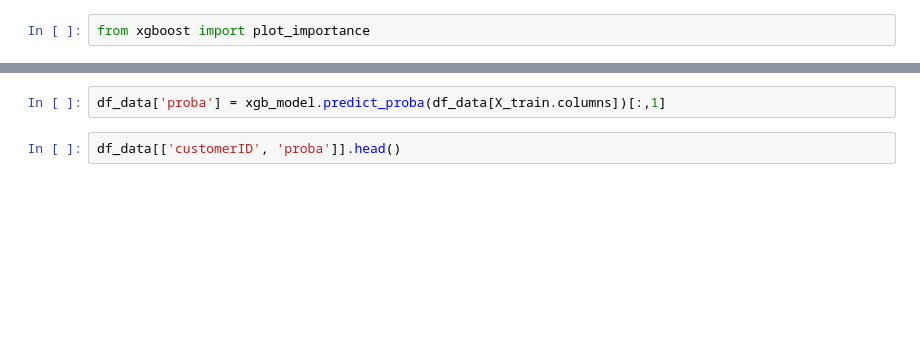
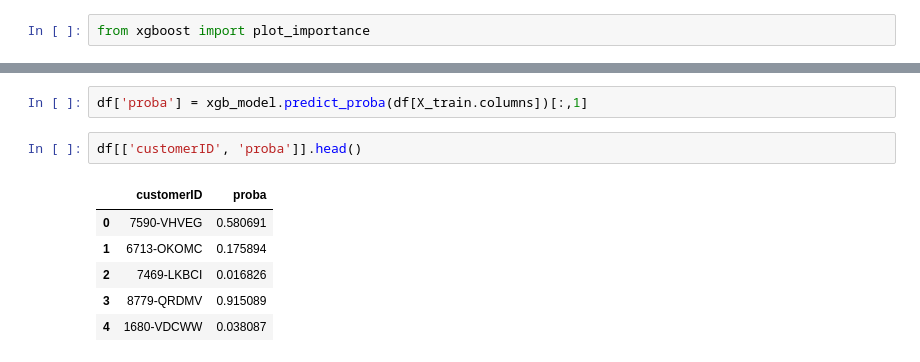
Before and after one commit to ryan13/Projects_prototype, a Jupyter notebook: Marketing_analytics/Customer_ChurnPrediction.ipynb, the cells around one changed output, grey strips where cells are left out. Drawn from its saved outputs; the diff is of its cells as text; blank space fills up the shorter version.

Commit message:
Customer churn

```diff
--- a/Marketing_analytics/Customer_ChurnPrediction.ipynb
+++ b/Marketing_analytics/Customer_ChurnPrediction.ipynb
@@ -347,4 +342,11 @@ plot_importance(xgb_model, ax=ax)
 # %%
-df_data['proba'] = xgb_model.predict_proba(df_data[X_train.columns])[:,1]
+df['proba'] = xgb_model.predict_proba(df[X_train.columns])[:,1]
 # %%
-df_data[['customerID', 'proba']].head()
+df[['customerID', 'proba']].head()
+# %% [output]
+|  | customerID | proba |
+| 0 | 7590-VHVEG | 0.580691 |
+| 1 | 6713-OKOMC | 0.175894 |
+| 2 | 7469-LKBCI | 0.016826 |
+| 3 | 8779-QRDMV | 0.915089 |
+| 4 | 1680-VDCWW | 0.038087 |
```
Also changed, not shown: parts of 11 cells of this notebook.
